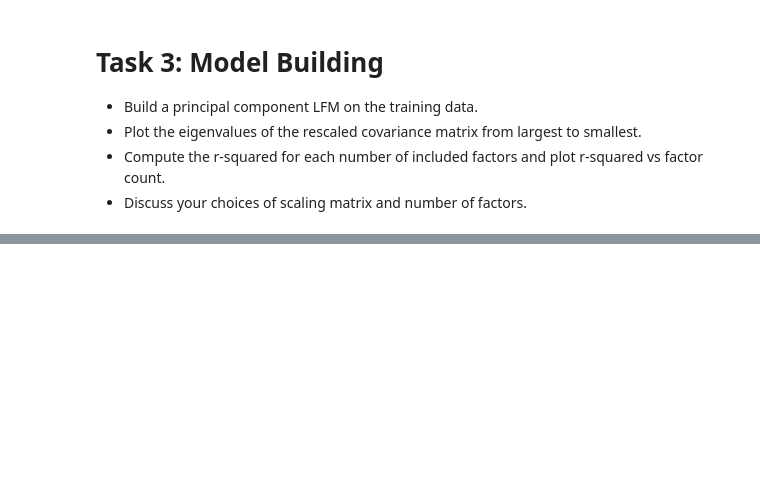
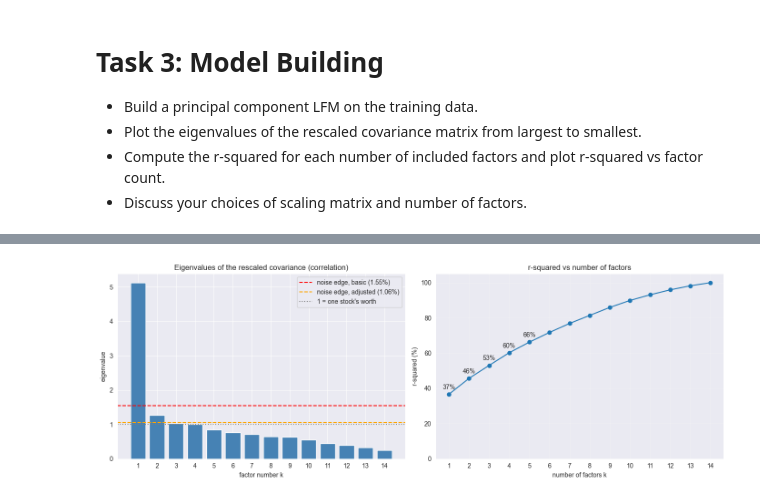
Before and after one commit to Gok-ML-AI/ARPM, a Jupyter notebook: module-01-linear-mean-covariance/Principal-Component-Analysis/pp_orincipal_component_portfolios_of_technology_stocks.ipynb, the cells around one changed output, grey strips where cells are left out. Saved outputs shown, nothing was run; the diff lists cells and outputs as text; code cells hidden in the pictures; blank space fills up the shorter version.

```diff
--- a/module-01-linear-mean-covariance/Principal-Component-Analysis/pp_orincipal_component_portfolios_of_technology_stocks.ipynb
+++ b/module-01-linear-mean-covariance/Principal-Component-Analysis/pp_orincipal_component_portfolios_of_technology_stocks.ipynb
@@ -400,0 +469,29 @@ and shrinking the noisy mean towards a common value.
+# %%
+# Plots
+
+factor_numbers = np.arange(1, number_of_stocks + 1)
+
+fig, (ax_eig, ax_r2) = plt.subplots(1, 2, figsize=(14, 5))
+
+# Plot 1: eigenvalues of the rescaled covariance, largest to smallest
+ax_eig.bar(factor_numbers, eigenvalues, color='steelblue')
+ax_eig.axhline(noise_edge, color='red', linestyle='--', label=f'noise edge, basic ({noise_edge:.2f}%)')
+ax_eig.axhline(noise_edge_adjusted, color='orange', linestyle='--', label=f'noise edge, adjusted ({noise_edge_adjusted:.2f}%)')
+ax_eig.axhline(1, color='grey', linestyle=':', label='1 = one stock\'s worth')
+ax_eig.set(xlabel='factor number k', ylabel='eigenvalue', xticks=factor_numbers,
+           title='Eigenvalues of the rescaled covariance (correlation)')
+ax_eig.legend()
+
+# Plot 2: r-squared vs number of factors
+ax_r2.plot(factor_numbers, 100 * r_squared_by_number_factors, marker='o')
+for k, r2 in zip(factor_numbers[:5], r_squared_by_number_factors[:5]):
+    ax_r2.annotate(f'{100 * r2:.0f}%', (k, 100 * r2), textcoords='offset points', xytext=(0,8), ha='center')
+
+ax_r2.set(xlabel='number of factors k', ylabel='r-squared (%)', xticks=factor_numbers,
+          ylim=(0, 105), title='r-squared vs number of factors')
+ax_r2.grid(alpha=0.3)
+
+plt.tight_layout()
+plt.show()
+# %% [output]
+[figure, added]
```
Also changed, not shown: parts of 4 cells of this notebook, 1 other file.
